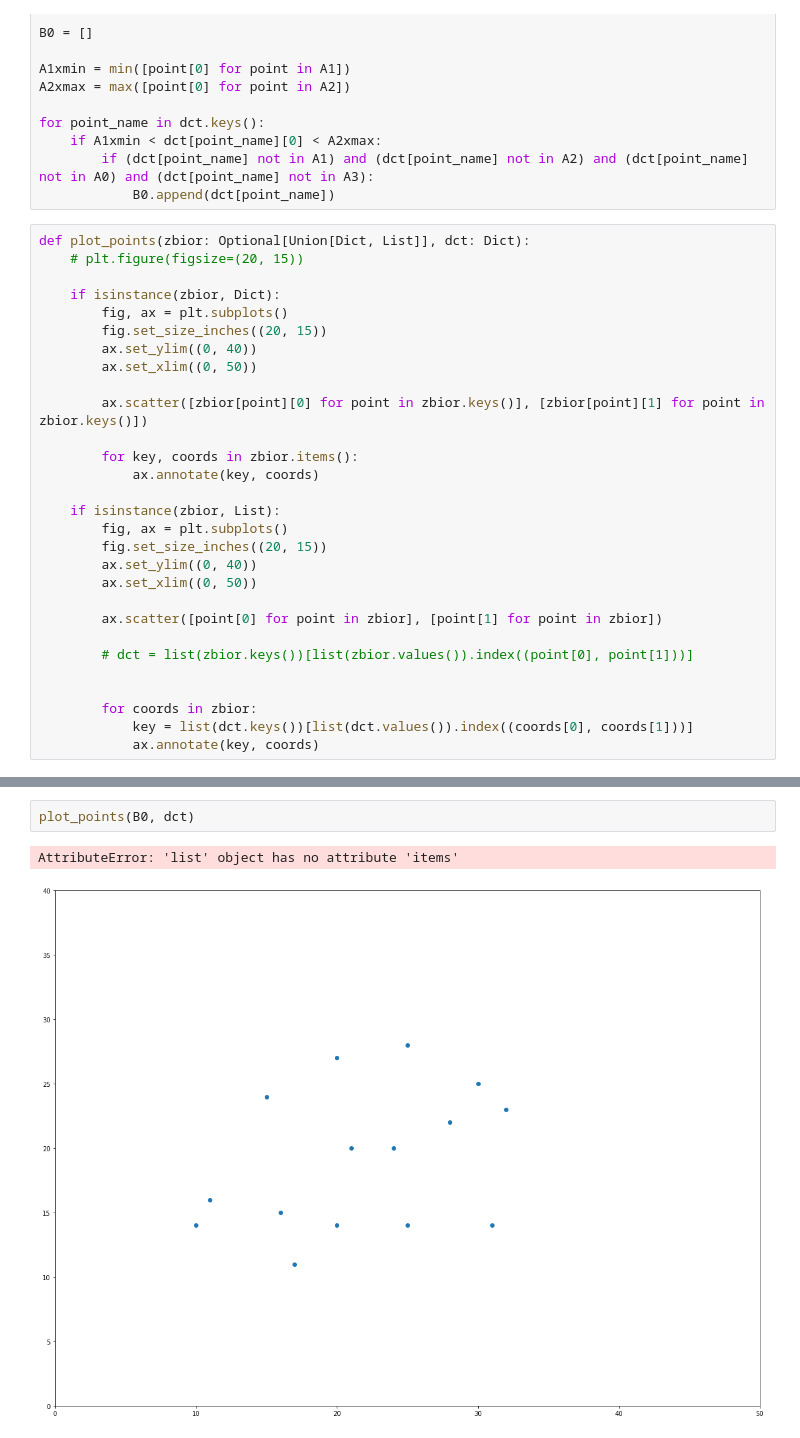
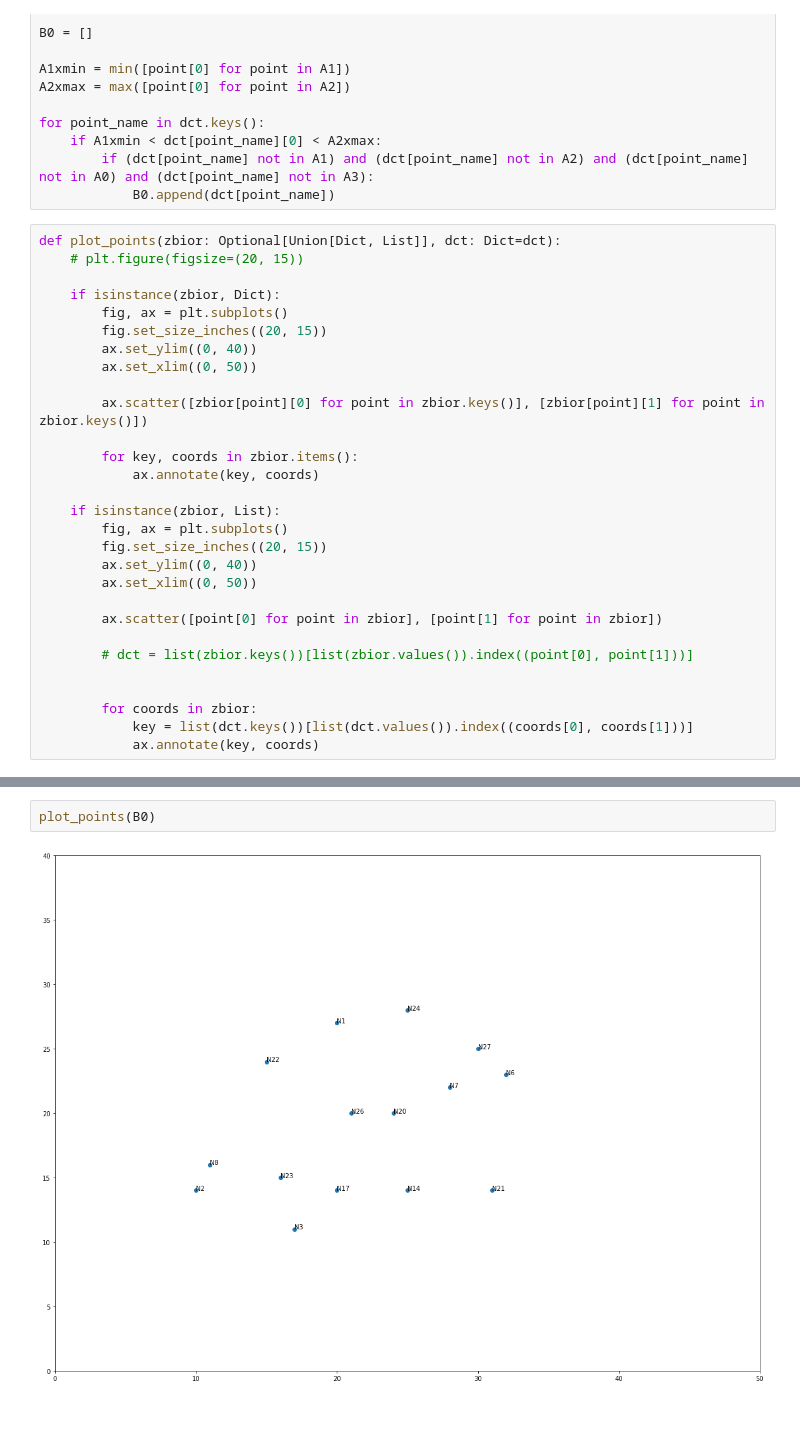
Before and after one commit to MSpinczyk/RSM-Safety-Principle, a Jupyter notebook: main2.ipynb, the cells around one changed output, grey strips where cells are left out. Saved outputs shown, nothing was run; the diff lists cells and outputs as text.

```diff
--- a/main2.ipynb
+++ b/main2.ipynb
@@ -41,7 +41,7 @@ for point_name in dct.keys():
         if (dct[point_name] not in A1) and (dct[point_name] not in A2) and (dct[point_name] not in A0) and (dct[point_name] not in A3):
             B0.append(dct[point_name])
 # %%
-def plot_points(zbior: Optional[Union[Dict, List]], dct: Dict):
+def plot_points(zbior: Optional[Union[Dict, List]], dct: Dict=dct):
     # plt.figure(figsize=(20, 15))
 
     if isinstance(zbior, Dict):
@@ -162,5 +244,4 @@ wspol 1.4285714285714286
 # %%
-plot_points(B0, dct)
+plot_points(B0)
 # %% [output]
-AttributeError: 'list' object has no attribute 'items'
-[figure, old version]
+[figure, new version]
```
Also changed, not shown: parts of 4 cells of this notebook.
